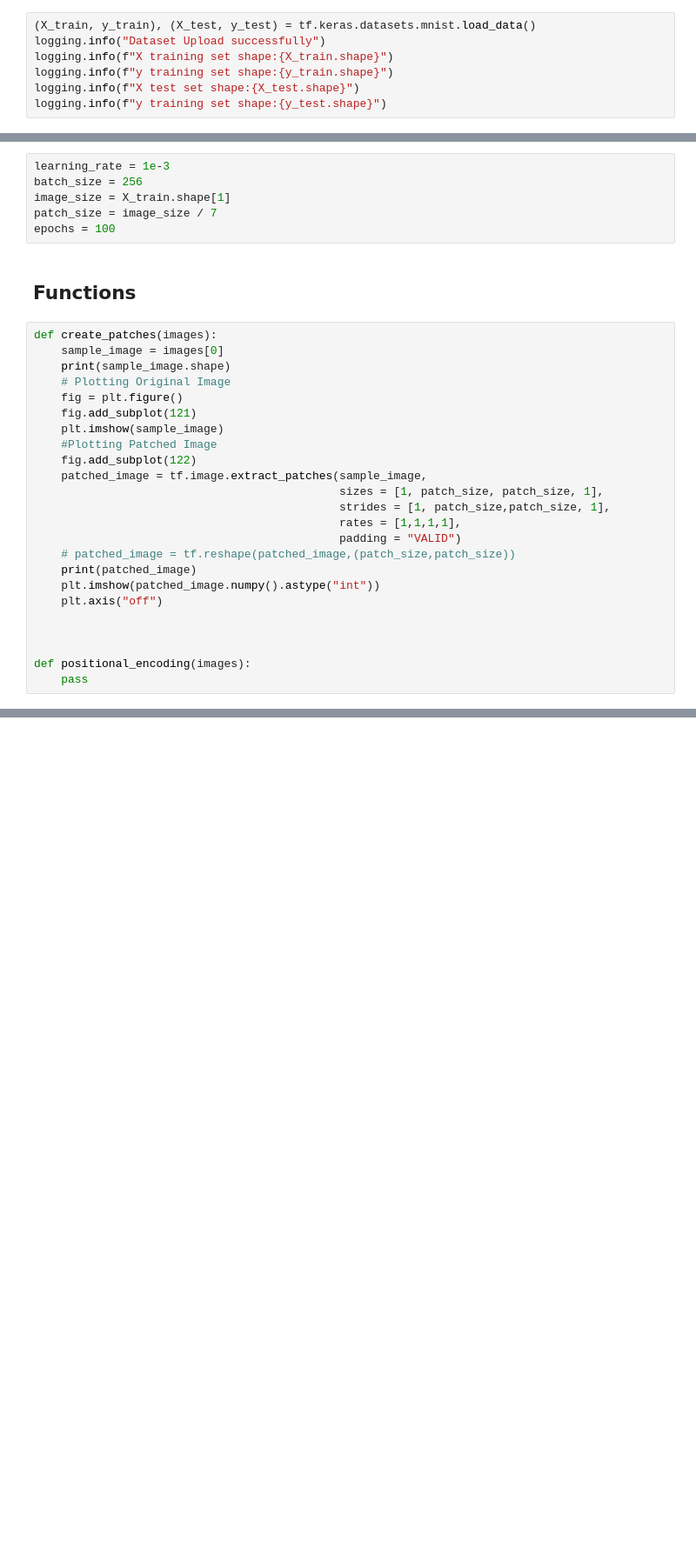
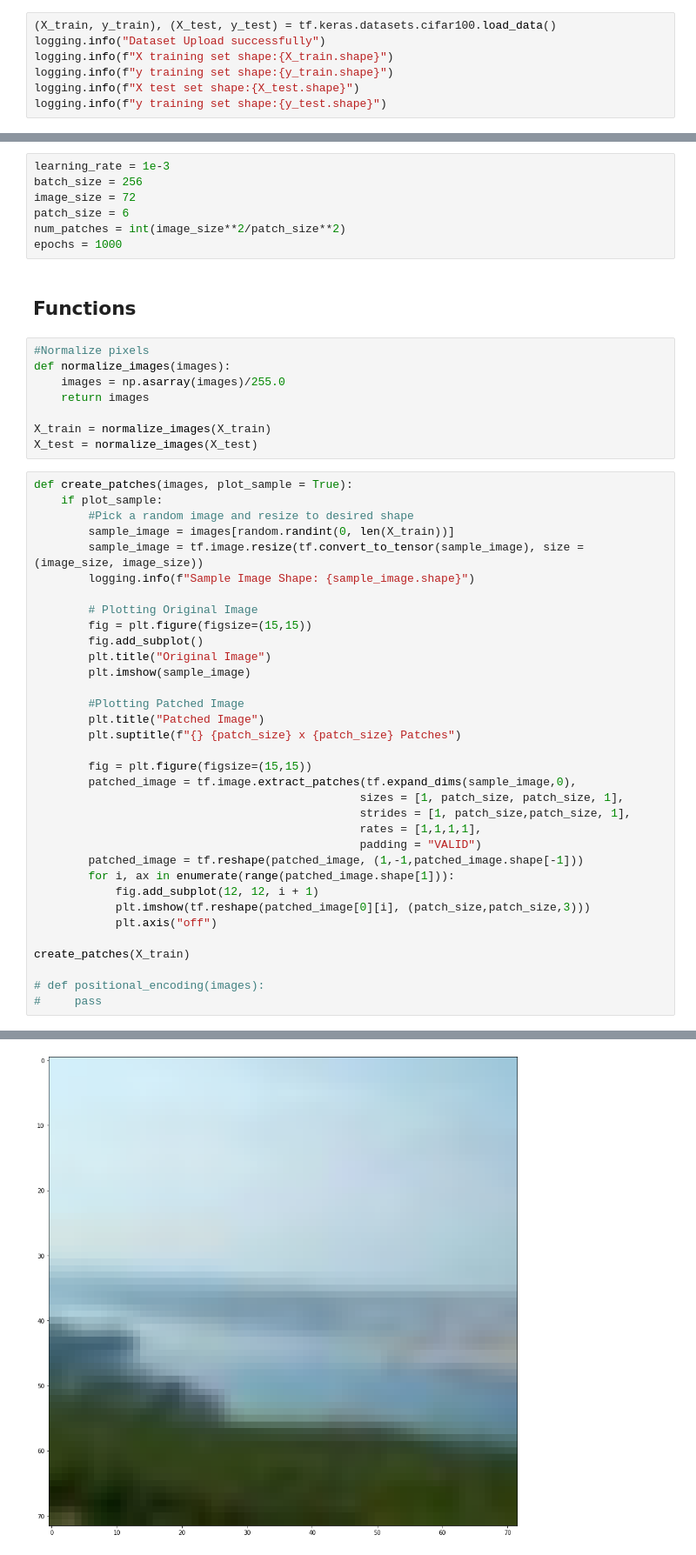
Before and after one commit to HannibalLP33/VisionTransformerPractice, a Jupyter notebook: main.ipynb, the cells around one changed output, grey strips where cells are left out. Shown at 87% size. Drawn from its saved outputs; the diff is of its cells as text; blank space fills up the shorter version.

Commit message:
Update main.ipynb
Finished function for plotting sample image and sample patched image

```diff
--- a/main.ipynb
+++ b/main.ipynb
@@ -16,7 +18,7 @@ logging.basicConfig(filename = "logs.log", format = "%(asctime)s -- %(message)s"
 # %% [markdown]
 ## Load Dataset
 # %%
-(X_train, y_train), (X_test, y_test) = tf.keras.datasets.mnist.load_data()
+(X_train, y_train), (X_test, y_test) = tf.keras.datasets.cifar100.load_data()
 logging.info("Dataset Upload successfully")
 logging.info(f"X training set shape:{X_train.shape}")
 logging.info(f"y training set shape:{y_train.shape}")
@@ -27,32 +29,52 @@ logging.info(f"y training set shape:{y_test.shape}")
 # %%
 learning_rate = 1e-3
 batch_size = 256
-image_size = X_train.shape[1]
-patch_size = image_size / 7
-epochs = 100
+image_size = 72
+patch_size = 6
+num_patches = int(image_size**2/patch_size**2)
+epochs = 1000
 # %% [markdown]
 ## Functions
+# %%
+#Normalize pixels
+def normalize_images(images):
+    images = np.asarray(images)/255.0
+    return images
+
+X_train = normalize_images(X_train)
+X_test = normalize_images(X_test)
 # %%
-def create_patches(images):
-    sample_image = images[0]
-    print(sample_image.shape)
-    # Plotting Original Image
-    fig = plt.figure()
-    fig.add_subplot(121)
-    plt.imshow(sample_image)
-    #Plotting Patched Image
-    fig.add_subplot(122)
-    patched_image = tf.image.extract_patches(sample_image,
-                                             sizes = [1, patch_size, patch_size, 1],
-                                             strides = [1, patch_size,patch_size, 1],
-                                             rates = [1,1,1,1],
-                                             padding = "VALID")
-    # patched_image = tf.reshape(patched_image,(patch_size,patch_size))
-    print(patched_image)
-    plt.imshow(patched_image.numpy().astype("int"))
-    plt.axis("off")
+def create_patches(images, plot_sample = True):
+    if plot_sample:
+        #Pick a random image and resize to desired shape
+        sample_image = images[random.randint(0, len(X_train))]
+        sample_image = tf.image.resize(tf.convert_to_tensor(sample_image), size = (image_size, image_size))
+        logging.info(f"Sample Image Shape: {sample_image.shape}")
 
+        # Plotting Original Image
+        fig = plt.figure(figsize=(15,15))
+        fig.add_subplot()
+        plt.title("Original Image")
+        plt.imshow(sample_image)
 
+        #Plotting Patched Image
+        plt.title("Patched Image")
+        plt.suptitle(f"{} {patch_size} x {patch_size} Patches")
 
-def positional_encoding(images):
-    pass
+        fig = plt.figure(figsize=(15,15))
+        patched_image = tf.image.extract_patches(tf.expand_dims(sample_image,0),
+                                                sizes = [1, patch_size, patch_size, 1],
+                                                strides = [1, patch_size,patch_size, 1],
+                                                rates = [1,1,1,1],
+                                                padding = "VALID")
+        patched_image = tf.reshape(patched_image, (1,-1,patched_image.shape[-1]))
+        for i, ax in enumerate(range(patched_image.shape[1])):
+            fig.add_subplot(12, 12, i + 1)
+            plt.imshow(tf.reshape(patched_image[0][i], (patch_size,patch_size,3)))
+            plt.axis("off")
+
+create_patches(X_train)
+
+# def positional_encoding(images):
+#     pass
+# %% [output]
@@ -58,0 +82 @@ def positional_encoding(images):
+[figure, added]
```
Also changed, not shown: parts of 4 cells of this notebook.
